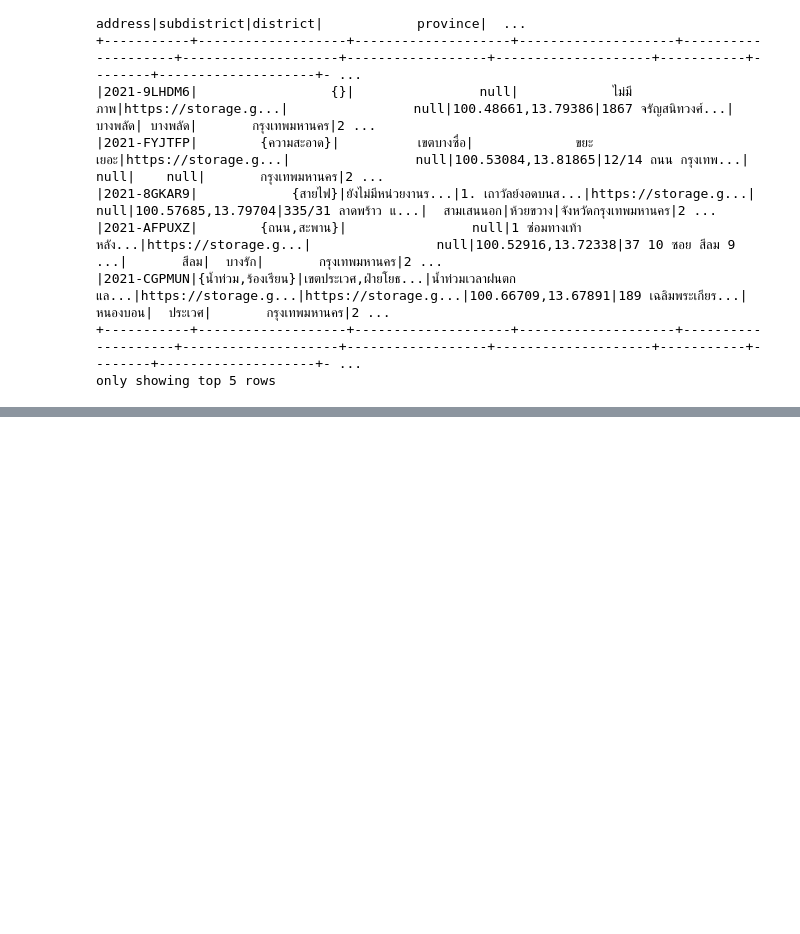
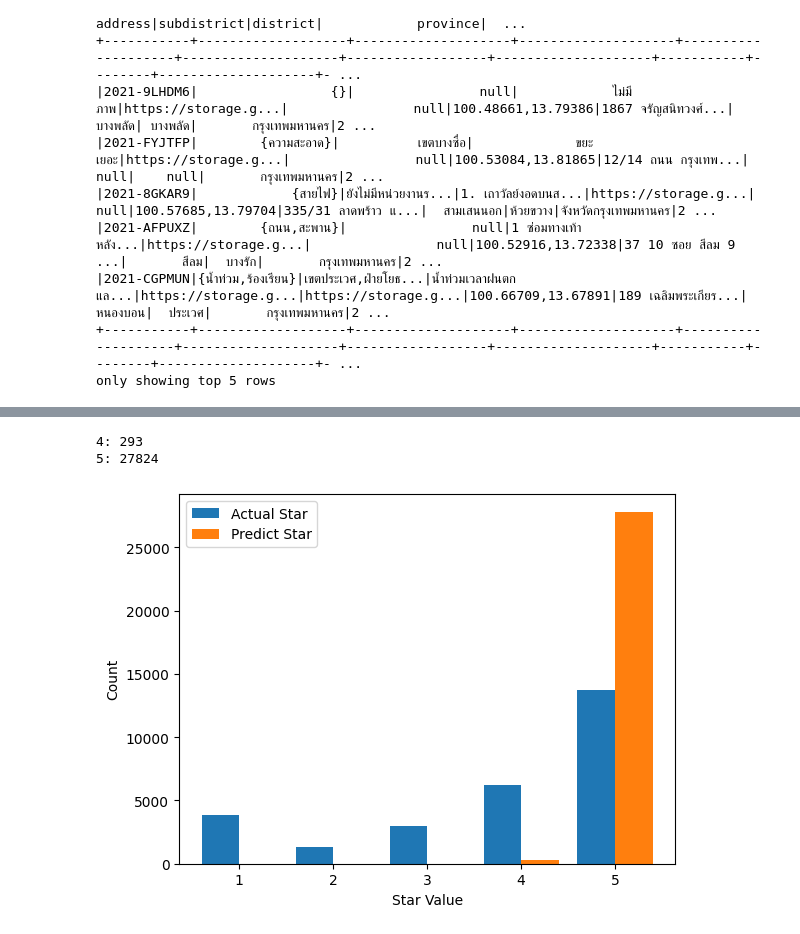
Before and after one commit to namolert/TraffyFondue, a Jupyter notebook: traffy-fondue.ipynb, the cells around one changed output, grey strips where cells are left out. Saved outputs shown, nothing was run; the diff lists cells and outputs as text; code cells hidden in the pictures; blank space fills up the shorter version.

```diff
--- a/traffy-fondue.ipynb
+++ b/traffy-fondue.ipynb
@@ -346,0 +191,10 @@ Error:
+# %%
+df = df.withColumn('type', explode(df['type']))
+df = df.filter("type != ''")
+
+df = df.withColumn("latitude", col("coords")[0]) \
+       .withColumn("longitude", col("coords")[1]) \
+       .drop("coords")
+df = df.withColumn("latitude", col("latitude").cast('double'))
+df = df.withColumn("longitude", col("longitude").cast('double'))
+df.show(5)
@@ -346,0 +219,4 @@ Error:
+# %%
+drop_list = ['type', 'organization', 'subdistrict', 'district', 'province', 'state', 'star', 'timestamp', 'last_activity', 'time_diff', 'latitude', 'longitude']
+for e in drop_list:
+    df = df.dropna(how='all', subset=[e])
@@ -346,0 +267,14 @@ Error:
+# %%
+seed = 112
+
+numeric_col = ['time_diff']
+nominal_col = ['type', 'star', 'subdistrict', 'district', 'organization']
+label_col = ['star']
+df_select = df[numeric_col + nominal_col]
+df_select = df_select.toPandas()
+df_select = df_select.replace({"star": {"1": 1, "2": 2, "3": 3, "4": 4, "5": 5}})
+
+numeric_use_col = ['time_diff']
+nominal_use_col = ['type', 'subdistrict', 'district', 'organization']
+
+CV_rfc, model, X_train, X_test, y_train, y_test, y_pred = train_random_forest(df_select, label_col, numeric_use_col, nominal_use_col, seed)
@@ -346,0 +313,19 @@ Error:
+# %%
+unique_elements, counts = np.unique(y_pred, return_counts=True)
+for element, count in zip(unique_elements, counts):
+    print(f"{element}: {count}")
+# %% [output]
+4: 293
+5: 27824
+# %%
+actual_star_counts = y_test.value_counts().sort_index()
+fig, ax = plt.subplots()
+
+ax.bar(actual_star_counts.index-0.2, actual_star_counts.values, width=0.4, label='Actual Star')
+ax.bar(unique_elements+0.2, counts, width=0.4, label='Predict Star')
+ax.set_xlabel('Star Value')
+ax.set_ylabel('Count')
+ax.legend()
+plt.show()
+# %% [output]
+[figure, added]
```
Also changed, not shown: parts of 49 cells of this notebook.
